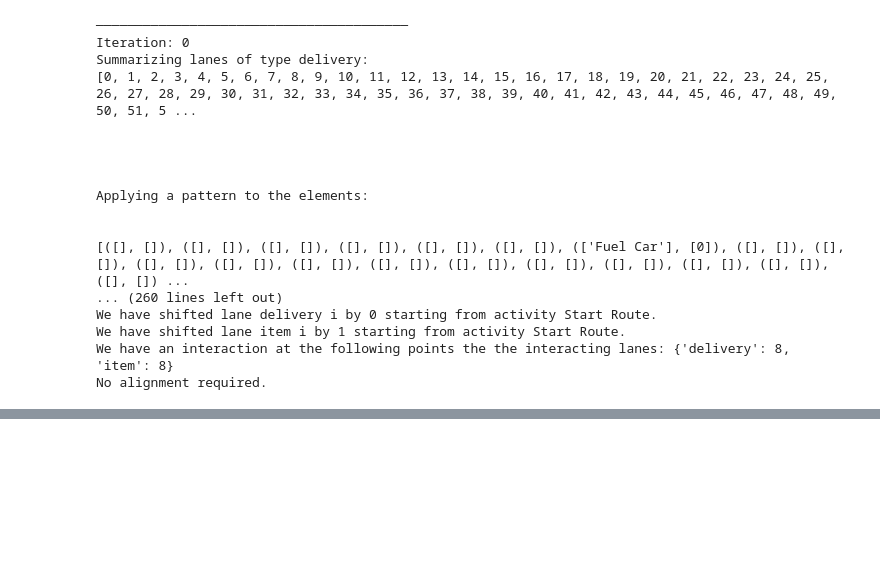
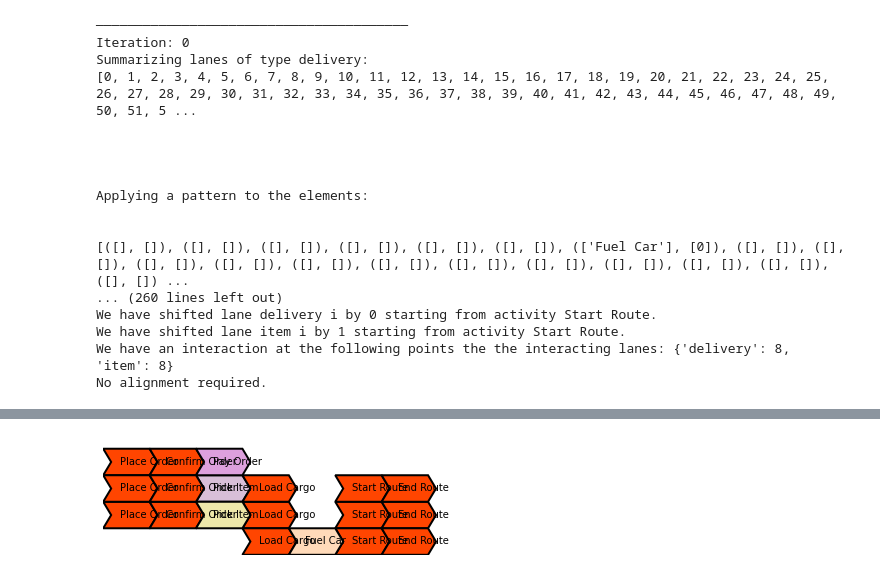
Before and after one commit to TJEWH/Object-Centric-Super-Variants, a Jupyter notebook: Super Variant Spanning Tree.ipynb, the cells around one changed output, grey strips where cells are left out. Saved outputs shown, nothing was run; the diff lists cells and outputs as text; code cells hidden in the pictures; blank space fills up the shorter version.

```diff
--- a/Super Variant Spanning Tree.ipynb
+++ b/Super Variant Spanning Tree.ipynb
@@ -911,0 +1176,5 @@ Interaction Point: End Route at Pos: 8
+# %%
+variant_layouting = variants_visualization_factory.apply(ocel_order_process)
+visualize_variant(variant_layouting[ocel_order_process.variants[0]])
+# %% [output]
+[figure, added]
```
Also changed, not shown: parts of 44 cells of this notebook.
